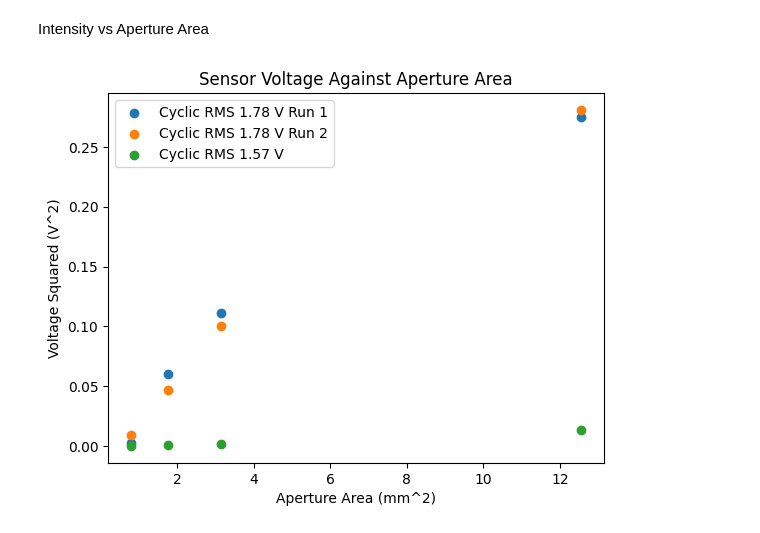
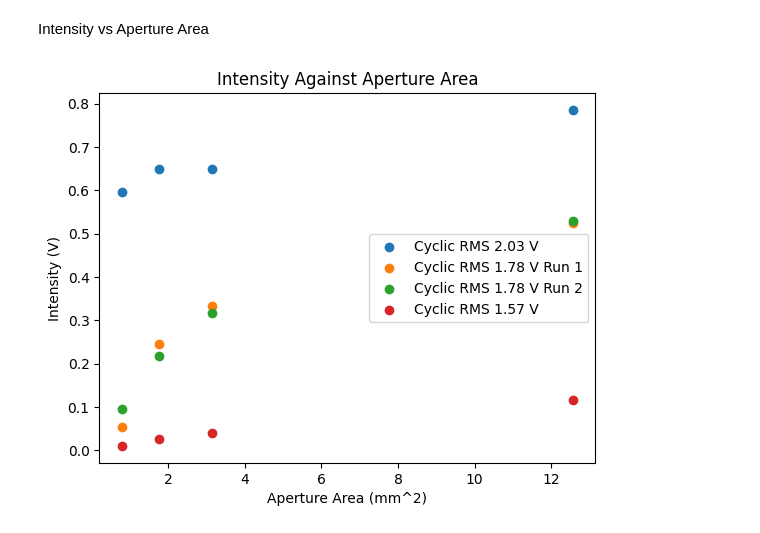
Before and after one commit to acruz20/PHYS471, a Jupyter notebook: Lab 4 - Andy Cruz.ipynb, the cells around one changed output. Drawn from its saved outputs; the diff is of its cells as text; code cells hidden in the pictures.

```diff
--- a/Lab 4 - Andy Cruz.ipynb
+++ b/Lab 4 - Andy Cruz.ipynb
@@ -39,14 +38,14 @@ Intensity vs Aperture Area
 # %%
 import numpy as np
 aperture_A = np.pi*data_1.aperture_r**2
-#plt.scatter(aperture_A,data_1.volt_1**2,label = 'Cyclic RMS 2.03 V')
-plt.scatter(aperture_A,data_1.volt_3**2,label = 'Cyclic RMS 1.78 V Run 1')
-plt.scatter(aperture_A,data_1.volt_4**2,label = 'Cyclic RMS 1.78 V Run 2')
-plt.scatter(aperture_A,data_1.volt_5**2,label = 'Cyclic RMS 1.57 V')
+plt.scatter(aperture_A,data_1.volt_1,label = 'Cyclic RMS 2.03 V')
+plt.scatter(aperture_A,data_1.volt_3,label = 'Cyclic RMS 1.78 V Run 1')
+plt.scatter(aperture_A,data_1.volt_4,label = 'Cyclic RMS 1.78 V Run 2')
+plt.scatter(aperture_A,data_1.volt_5,label = 'Cyclic RMS 1.57 V')
 plt.xlabel('Aperture Area (mm^2)')
-plt.ylabel('Voltage Squared (V^2)')
-plt.title('Sensor Voltage Against Aperture Area')
+plt.ylabel('Intensity (V)')
+plt.title('Intensity Against Aperture Area')
 plt.legend()
 plt.show()
 # %% [output]
-[figure, old version]
+[figure, new version]
```
Also changed, not shown: parts of 2 cells of this notebook.
